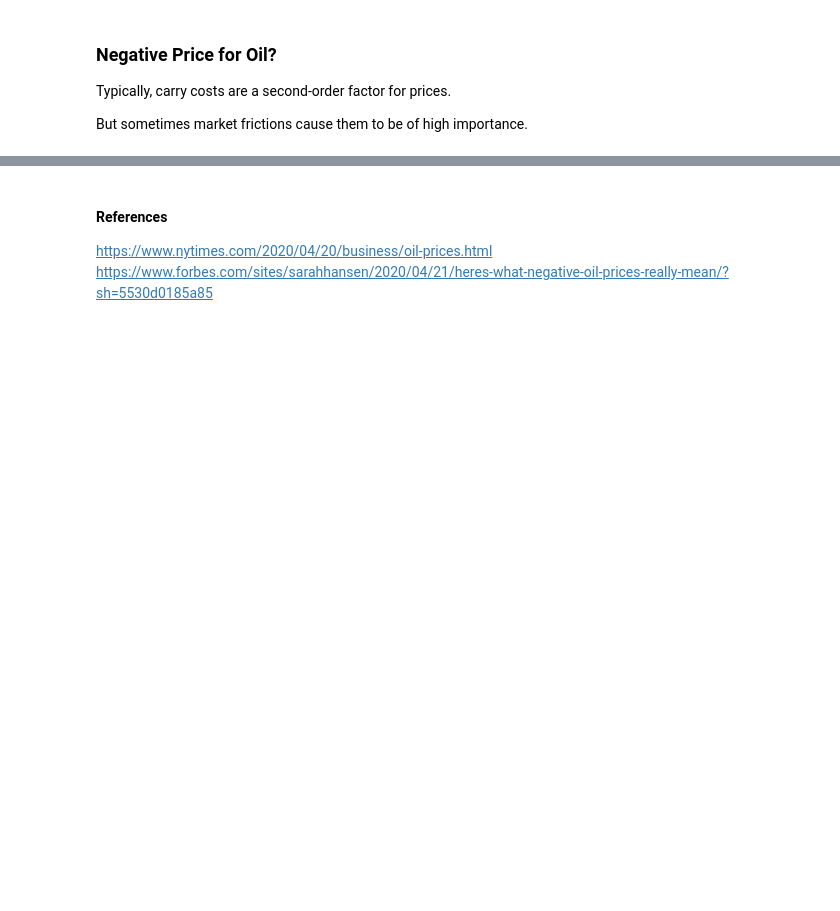
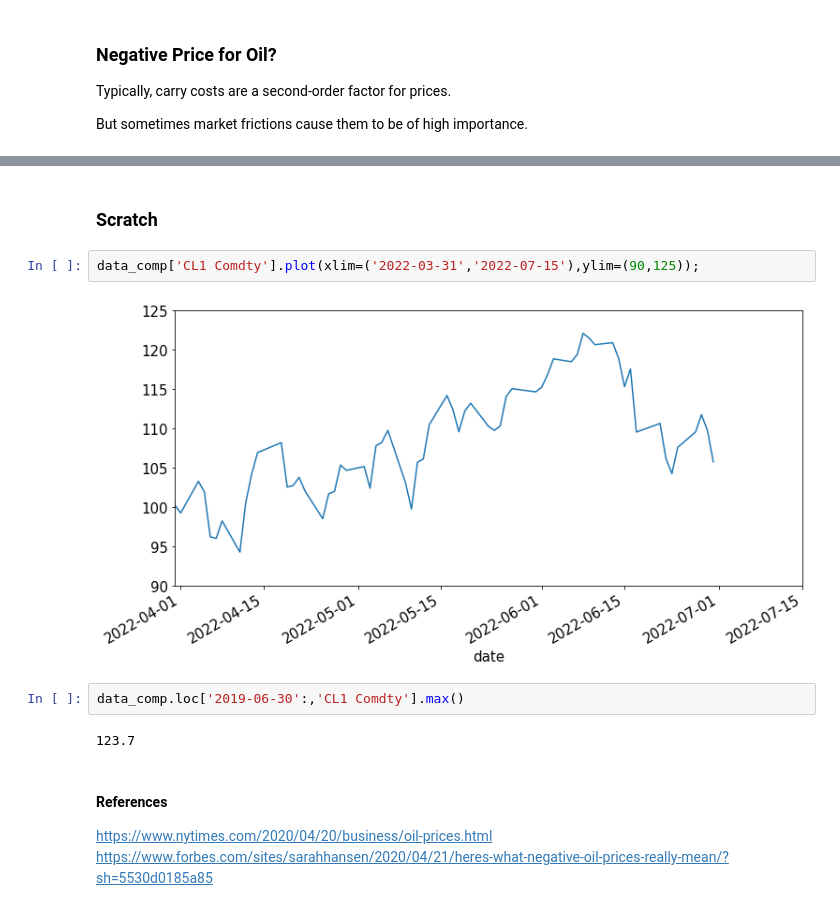
Before and after one commit to MarkHendricks/drw-markets, a Jupyter notebook: notebooks/B.2. Commodity Futures.ipynb, the cells around one changed output, grey strips where cells are left out. Saved outputs shown, nothing was run; the diff lists cells and outputs as text; blank space fills up the shorter version.

```diff
--- a/notebooks/B.2. Commodity Futures.ipynb
+++ b/notebooks/B.2. Commodity Futures.ipynb
@@ -279,3 +388,13 @@ data_comp['CL1 Comdty'].plot(xlim=('2020-01-01','2020-06-30'),ylim=(-40,70),titl
+# %% [markdown]
+### Scratch
+# %%
+data_comp['CL1 Comdty'].plot(xlim=('2022-03-31','2022-07-15'),ylim=(90,125));
+# %% [output]
+[figure, added]
+# %%
+data_comp.loc['2019-06-30':,'CL1 Comdty'].max()
+# %% [output]
+123.7
 # %% [markdown]
 #### References
 https://www.nytimes.com/2020/04/20/business/oil-prices.html
```
Also changed, not shown: parts of 19 cells of this notebook, 1 other file.
